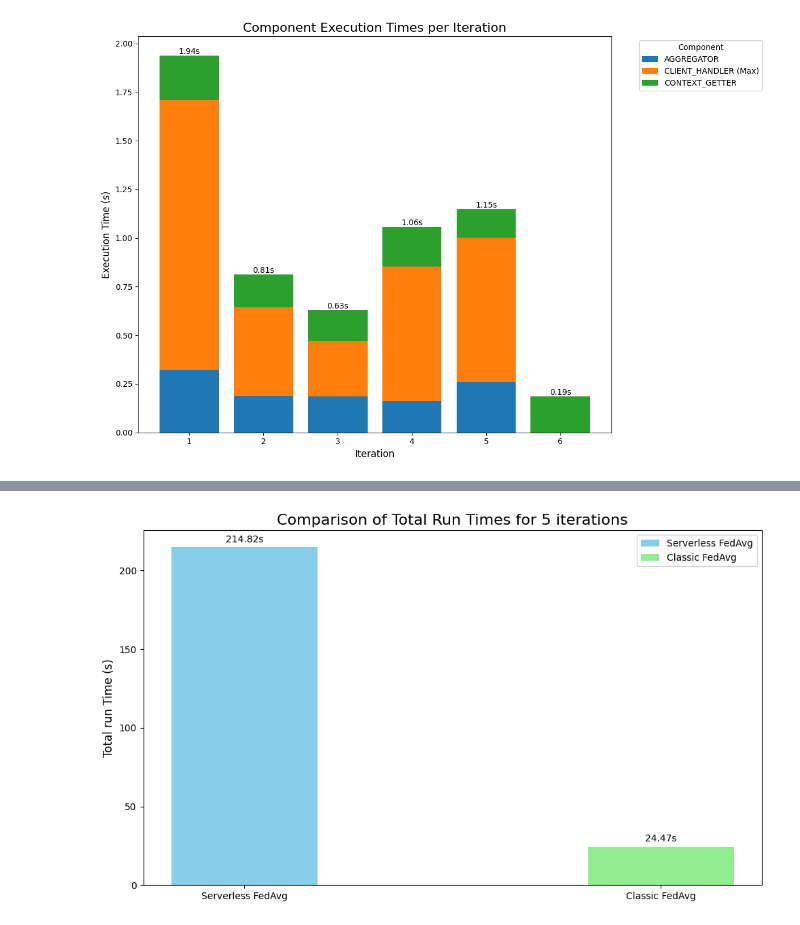
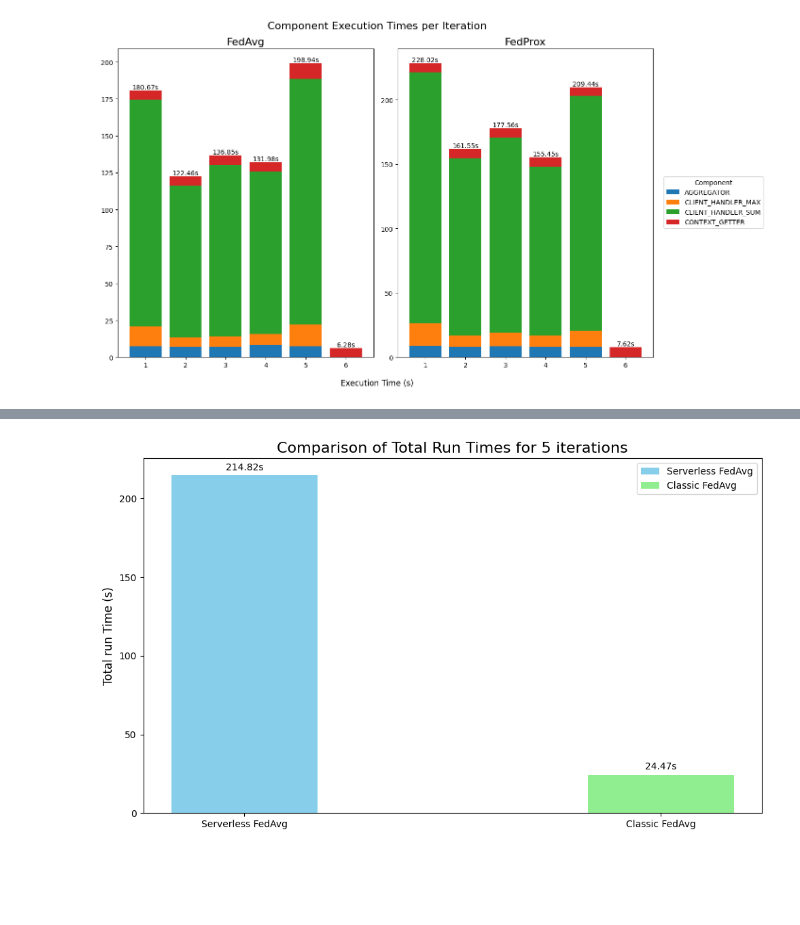
Before and after one commit to Akatroj/pfl-research, a Jupyter notebook: tutorials/analysis.ipynb, the cells around one changed output, grey strips where cells are left out. Cells and saved outputs as stored; diff of their text form; code cells hidden in the pictures; blank space fills up the shorter version.

```diff
--- a/tutorials/analysis.ipynb
+++ b/tutorials/analysis.ipynb
@@ -5,9 +5,14 @@ import seaborn as sns
 import numpy as np
 
 # Read the CSV file
-df = pd.read_csv("execution_times.csv")
+fedavg_df = pd.read_csv("./analiza/200/time_2024-08-31_15-29-48.csv")  # fedavg
+fedprox_df = pd.read_csv("./analiza/200/time_2024-08-31_16-09-48.csv")  # fedprox
+# df = pd.read_csv("time_2024-08-30_00-24-50.csv")  # scaffold
+
+df = fedavg_df
+
 
 # Display the first few rows of the data
-print(df.head())
+print(fedavg_df.head())
 # %% [output]
                   function_name  execution_time
@@ -19,7 +23,0 @@ print(df.head())
-# %%
-df["operation"] = df["function_name"].apply(lambda x: x.split(":")[0])
-df = df[~df["operation"].isin(["ITERATION"])]
-df["component"] = df["function_name"].apply(lambda x: x.split(":")[1])
-df["iteration"] = df["function_name"].apply(lambda x: x.split(":")[2])
-
-df.head()
@@ -33,49 +315,46 @@ df.head()
 # %%
-run_df = df[df["function_name"].str.startswith("RUN:")]
+fig, (ax1, ax2) = plt.subplots(1, 2, figsize=(12, 8))
 
-# Group client handlers and get max execution time per iteration
-client_handlers = run_df[run_df["component"] == "CLIENT_HANDLER"].groupby("iteration")["execution_time"].max()
-client_handlers = client_handlers.reset_index()
-client_handlers["component"] = "CLIENT_HANDLER (Max)"
 
-# Get other components
-other_components = run_df[run_df["component"] != "CLIENT_HANDLER"]
+def graph1(df, ax, title):
+    df = df[df["operation"] == "RUN"]
+    # Pivot the data
+    pivot_df = df.pivot(index="iteration", columns="component", values="execution_time")
 
-# Combine client handlers with other components
-combined_df = pd.concat([other_components, client_handlers])
+    # Fill NaN values with 0
+    pivot_df = pivot_df.fillna(0)
 
-# Pivot the data
-pivot_df = combined_df.pivot(index="iteration", columns="component", values="execution_time")
+    # Create the plot
 
-# Fill NaN values with 0
-pivot_df = pivot_df.fillna(0)
+    # Create the stacked bar chart
+    bottom = np.zeros(len(pivot_df))
+    for column in pivot_df.columns:
+        ax.bar(pivot_df.index, pivot_df[column], bottom=bottom, label=column)
+        bottom += pivot_df[column]
 
-# Create the plot
-fig, ax = plt.subplots(figsize=(12, 8))
+    # Add value labels on the bars
+    for i, total in enumerate(bottom):
+        ax.text(i, total, f"{total:.2f}s", ha="center", va="bottom")
 
-# Create the stacked bar chart
-bottom = np.zeros(len(pivot_df))
-for column in pivot_df.columns:
-    ax.bar(pivot_df.index, pivot_df[column], bottom=bottom, label=column)
-    bottom += pivot_df[column]
+    ax.set_title(title, fontsize=16)
 
-# Customize the plot
-ax.set_xlabel("Iteration", fontsize=12)
-ax.set_ylabel("Execution Time (s)", fontsize=12)
-ax.set_title("Component Execution Times per Iteration", fontsize=16)
-ax.legend(title="Component", bbox_to_anchor=(1.05, 1), loc="upper left")
+    # Print summary statistics
+    print(pivot_df.describe())
 
-# Add value labels on the bars
-for i, total in enumerate(bottom):
-    ax.text(i, total, f"{total:.2f}s", ha="center", va="bottom")
+    # Print total execution time per component
+    print("\nTotal Execution Time per Component:")
+    print(pivot_df.sum().sort_values(ascending=False))
 
+    # Customize the plot
+
+
+graph1(fedavg_df, ax1, "FedAvg")
+graph1(fedprox_df, ax2, "FedProx")
+fig.suptitle("Component Execution Times per Iteration", fontsize=16)
+fig.supxlabel("Iteration", fontsize=12)
+fig.supxlabel("Execution Time (s)", fontsize=12)
+handles, labels = ax1.get_legend_handles_labels()
+fig.legend(handles, labels, title="Component", bbox_to_anchor=(1.00, 0.5), loc="center left")
 plt.tight_layout()
 plt.show()
-
-# Print summary statistics
-print(pivot_df.describe())
-
-# Print total execution time per component
-print("\nTotal Execution Time per Component:")
-print(pivot_df.sum().sort_values(ascending=False))
 # %% [output]
@@ -82 +378 @@ print(pivot_df.sum().sort_values(ascending=False))
-[figure, old version]
+[figure, new version]
```
Also changed, not shown: parts of 32 cells of this notebook, 21 other files.
